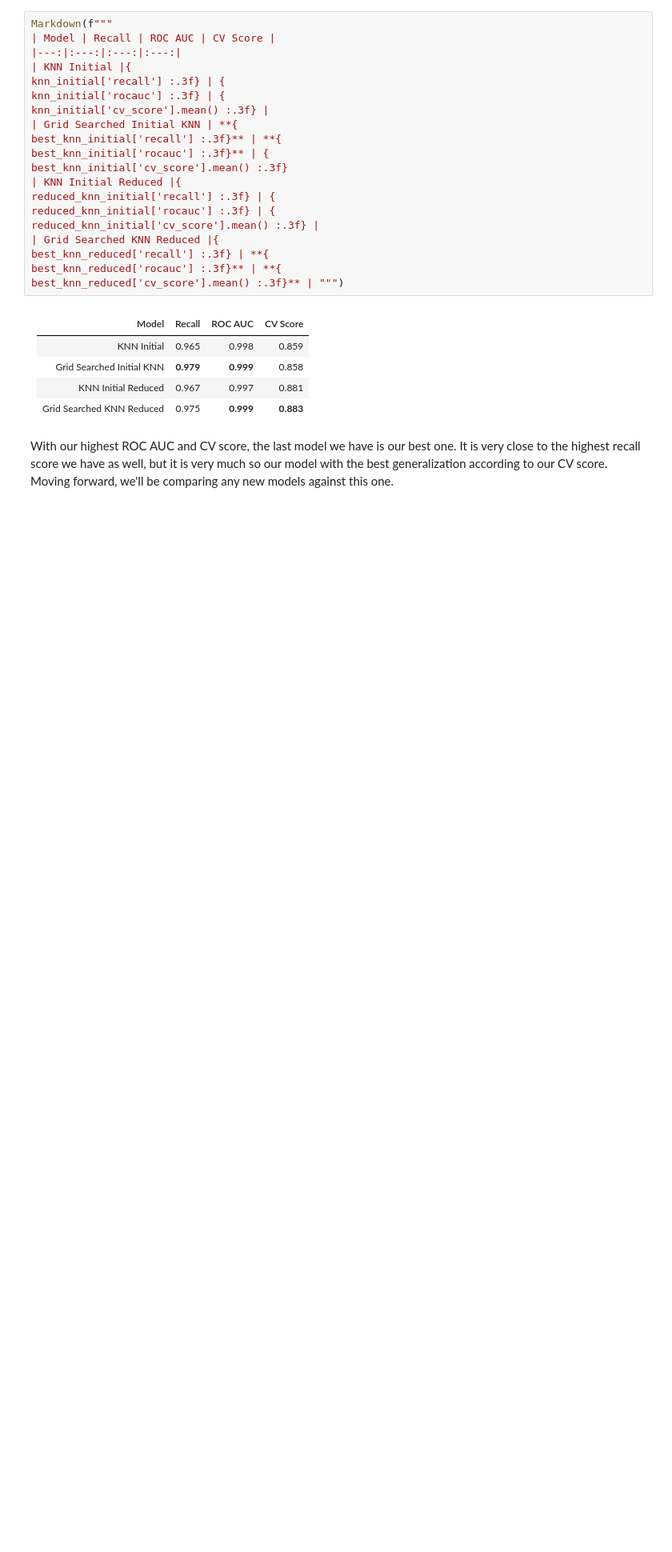
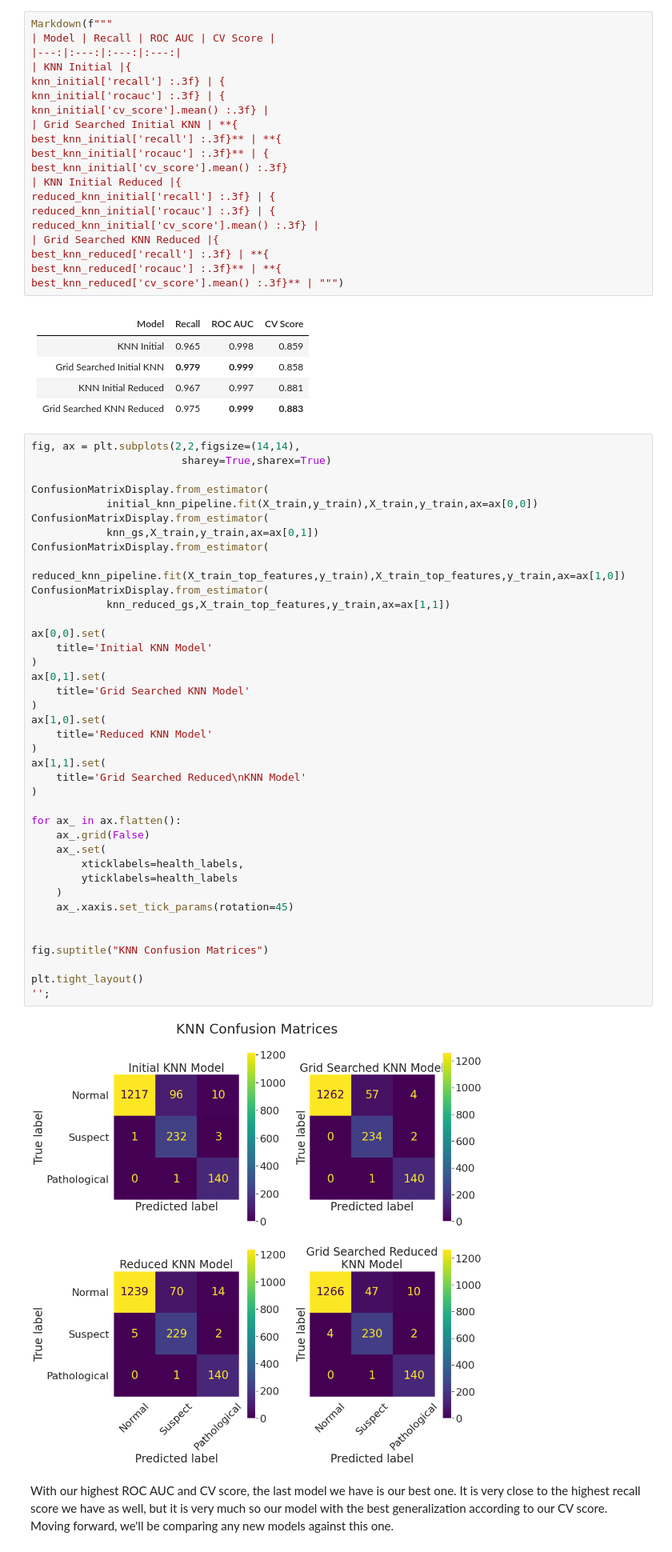
Before and after one commit to ParkedHampster/Fetal-Health-Classification-Prediction, a Jupyter notebook: scratch_books/scratch.ipynb, the cells around one changed output. Shown at 80% size. Cells and saved outputs as stored; diff of their text form; blank space fills up the shorter version.

```diff
--- a/scratch_books/scratch.ipynb
+++ b/scratch_books/scratch.ipynb
@@ -508,6 +533,47 @@ best_knn_reduced['cv_score'].mean() :.3f}** | """)
 | Grid Searched Initial KNN | **0.979** | **0.999** | 0.858
 | KNN Initial Reduced |0.967 | 0.997 | 0.881 |
 | Grid Searched KNN Reduced |0.975 | **0.999** | **0.883** |
+# %%
+fig, ax = plt.subplots(2,2,figsize=(14,14),
+                        sharey=True,sharex=True)
+
+ConfusionMatrixDisplay.from_estimator(
+            initial_knn_pipeline.fit(X_train,y_train),X_train,y_train,ax=ax[0,0])
+ConfusionMatrixDisplay.from_estimator(
+            knn_gs,X_train,y_train,ax=ax[0,1])
+ConfusionMatrixDisplay.from_estimator(
+            reduced_knn_pipeline.fit(X_train_top_features,y_train),X_train_top_features,y_train,ax=ax[1,0])
+ConfusionMatrixDisplay.from_estimator(
+            knn_reduced_gs,X_train_top_features,y_train,ax=ax[1,1])
+
+ax[0,0].set(
+    title='Initial KNN Model'
+)
+ax[0,1].set(
+    title='Grid Searched KNN Model'
+)
+ax[1,0].set(
+    title='Reduced KNN Model'
+)
+ax[1,1].set(
+    title='Grid Searched Reduced\nKNN Model'
+)
+
+for ax_ in ax.flatten():
+    ax_.grid(False)
+    ax_.set(
+        xticklabels=health_labels,
+        yticklabels=health_labels
+    )
+    ax_.xaxis.set_tick_params(rotation=45)
+
+
+fig.suptitle("KNN Confusion Matrices")
+
+plt.tight_layout()
+'';
+# %% [output]
+[figure, added]
 # %% [markdown]
 With our highest ROC AUC and CV score, the last model
 we have is our best one. It is very close to the
```
Also changed, not shown: parts of 10 cells of this notebook, 1 other file.
